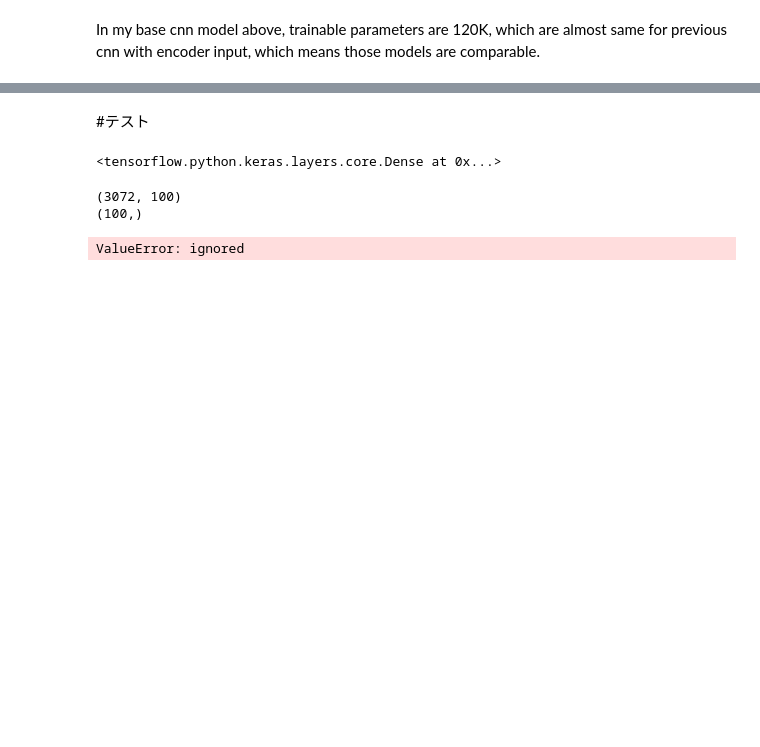
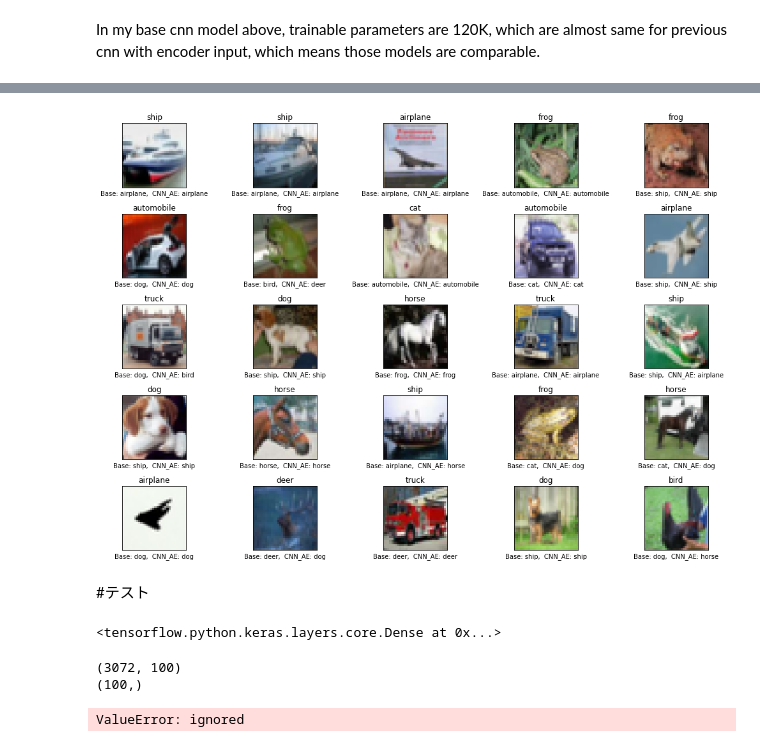
Before and after one commit to kyohei-123/autoencoder-test, a Jupyter notebook: cifar_deep_R1.ipynb, the cells around one changed output, grey strips where cells are left out. Saved outputs shown, nothing was run; the diff lists cells and outputs as text; code cells hidden in the pictures; blank space fills up the shorter version.

```diff
--- a/cifar_deep_R1.ipynb
+++ b/cifar_deep_R1.ipynb
@@ -367,5 +375,0 @@ Best Validation Accuracy: 0.6147
-# %%
-i = 6
-
-plt.imshow(test_images[i])
-plt.xlabel(class_names[np.argmax(cnn.predict(train_images[[i]]))])
@@ -474,3 +529,19 @@ check_history(history_base_df)
+# %%
+# i = 6
+plt.figure(figsize=(15,10),tight_layout=True)
+for i in range(1,26):
+    plt.subplot(5,5,i)
+    plt.imshow(test_images[i])
+    res_base = class_names[np.argmax(basemodel.predict(train_images[[i]]))]
+    res_cnn = class_names[np.argmax(cnn.predict(train_images[[i]]))]
+    plt.xlabel(f"Base: {res_base},  CNN_AE: {res_cnn}")
+    plt.title(class_names[np.argmax(test_labels[i])])
+    plt.xticks([])
+    plt.yticks([])
+    plt.grid(False)
+plt.show()
+# %% [output]
+[figure, added]
 # %% [markdown]
 #テスト
 # %%
```
Also changed, not shown: parts of 24 cells of this notebook.
